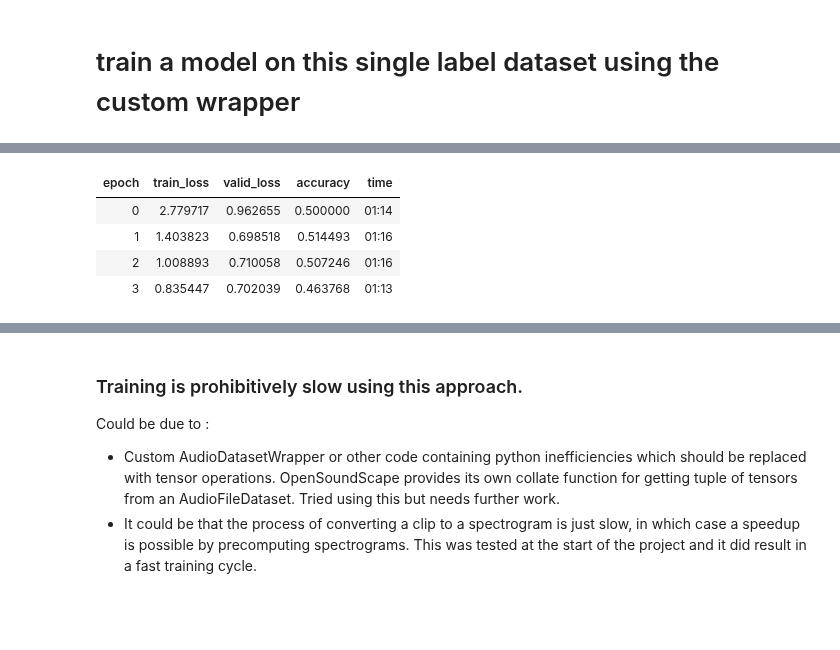
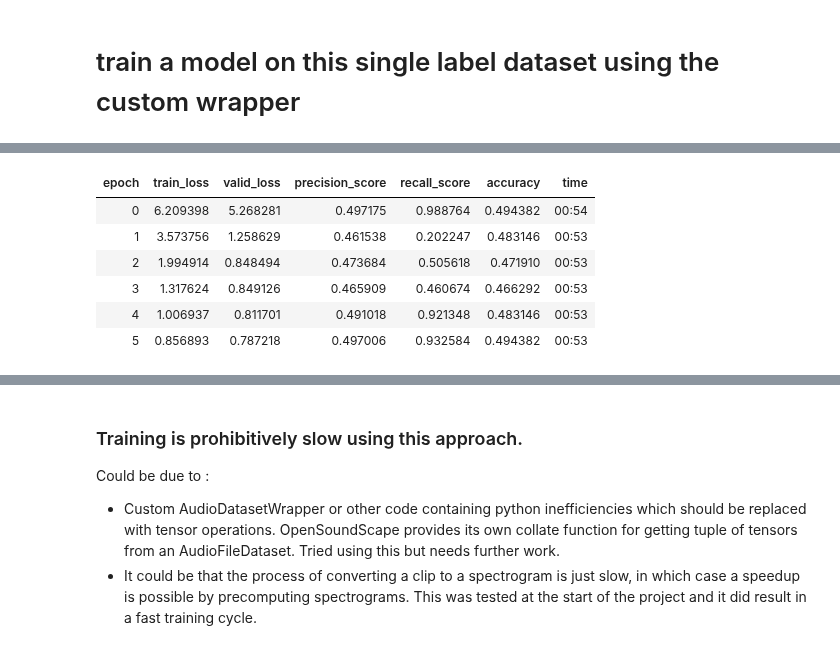
Before and after one commit to Mgallimore88/osfl_cnn_recognizer, a Jupyter notebook: notebooks/exploratory_nbs/1.14-mjg-osfl-check-build-dataset.ipynb, the cells around one changed output, grey strips where cells are left out. Saved outputs shown, nothing was run; the diff lists cells and outputs as text; code cells hidden in the pictures; blank space fills up the shorter version.

Commit message:
lower learning rate

```diff
--- a/notebooks/exploratory_nbs/1.14-mjg-osfl-check-build-dataset.ipynb
+++ b/notebooks/exploratory_nbs/1.14-mjg-osfl-check-build-dataset.ipynb
@@ -232,9 +252,11 @@ train_dataset.class_counts(), valid_dataset.class_counts()
 # %%
-learn = Learner(dls, resnet18(), metrics=accuracy, loss_func=nn.CrossEntropyLoss())
-learn.fit_one_cycle(4, 1e-3)
+learn = Learner(dls, resnet18(), metrics=[Precision(), Recall(), accuracy], loss_func=nn.CrossEntropyLoss())
+learn.fit_one_cycle(6, 1e-4)
 # %% [output]
-| epoch | train_loss | valid_loss | accuracy | time |
-| 0 | 2.779717 | 0.962655 | 0.500000 | 01:14 |
-| 1 | 1.403823 | 0.698518 | 0.514493 | 01:16 |
-| 2 | 1.008893 | 0.710058 | 0.507246 | 01:16 |
-| 3 | 0.835447 | 0.702039 | 0.463768 | 01:13 |
+| epoch | train_loss | valid_loss | precision_score | recall_score | accuracy | time |
+| 0 | 6.209398 | 5.268281 | 0.497175 | 0.988764 | 0.494382 | 00:54 |
+| 1 | 3.573756 | 1.258629 | 0.461538 | 0.202247 | 0.483146 | 00:53 |
+| 2 | 1.994914 | 0.848494 | 0.473684 | 0.505618 | 0.471910 | 00:53 |
+| 3 | 1.317624 | 0.849126 | 0.465909 | 0.460674 | 0.466292 | 00:53 |
+| 4 | 1.006937 | 0.811701 | 0.491018 | 0.921348 | 0.483146 | 00:53 |
+| 5 | 0.856893 | 0.787218 | 0.497006 | 0.932584 | 0.494382 | 00:53 |
```
Also changed, not shown: parts of 36 cells of this notebook, 2 other files.
